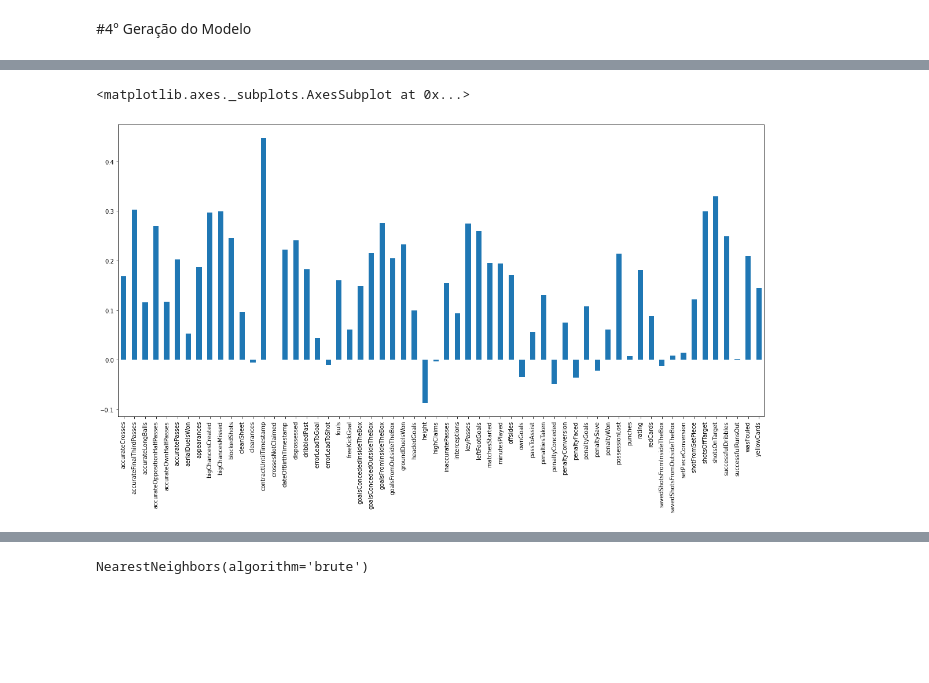
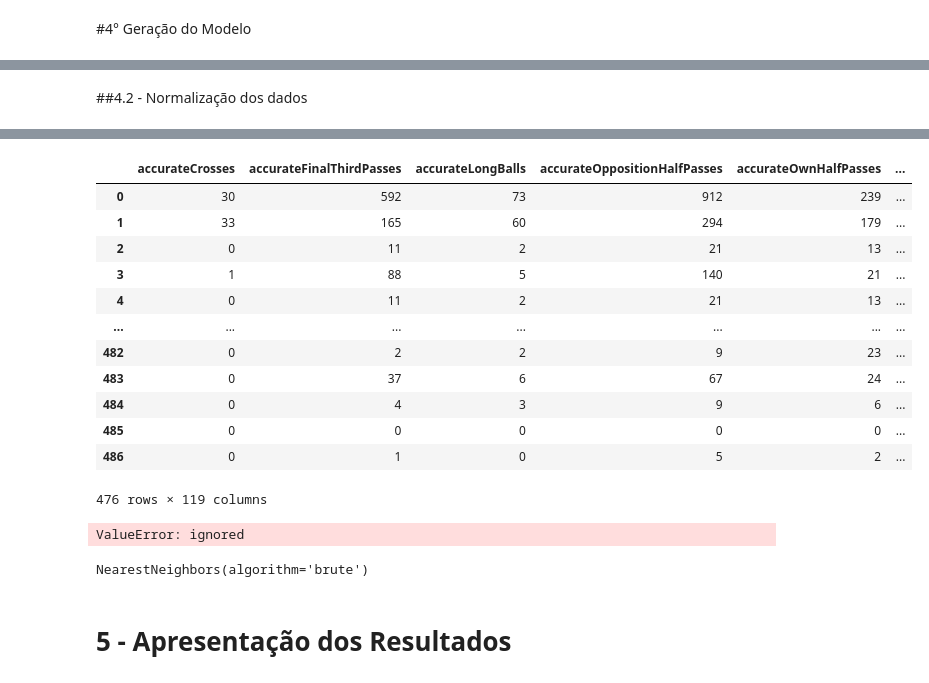
Before and after one commit to tiagosilveiraa/portifoliods, a Jupyter notebook: Recomendação_de_Jogadores.ipynb, the cells around one changed output, grey strips where cells are left out. Drawn from its saved outputs; the diff is of its cells as text; code cells hidden in the pictures; blank space fills up the shorter version.

```diff
--- a/Recomendação_de_Jogadores.ipynb
+++ b/Recomendação_de_Jogadores.ipynb
@@ -234,3 +285,6 @@ df_players['proposedMarketValue'].fillna(0, inplace=True)
 # %%
 df_players = df_players[df_players.columns.sort_values(ascending=True)]
+# %%
+#Só quero players que estiveram em alguma partida na temporada
+df_players = df_players[df_players['proposedMarketValue']>0]
 # %% [markdown]
@@ -240,16 +296,25 @@ df_players = df_players[df_players.columns.sort_values(ascending=True)]
+# %%
+from sklearn.preprocessing import OneHotEncoder
+f_encoder = OneHotEncoder()
+c_encoder = OneHotEncoder()
+feet = f_encoder.fit_transform(df_players[['preferredFoot']])
+country = c_encoder.fit_transform(df_players[['countryName']])
+# %%
+df_players[f_encoder.categories_[0]] = feet.toarray()
+df_players[c_encoder.categories_[0]] = country.toarray()
 # %%
-numeric_stats = df_players.drop([
+X = df_players.drop([
     'player.name', 'player.slug',
        'player.userCount', 'team.name', 'team.slug', 'team.shortName',
        'team.sport.name', 'team.sport.slug', 'team.sport.id', 'team.userCount',
        'team.type', 'team.id', 'team.teamColors.primary',
        'team.teamColors.secondary', 'team.teamColors.text', 'shirtNumber', 'league',
        'positions', 'position', 'preferredFoot', 'shirtNumber',
-        'countryCode',
-       'countryName', 'retired','proposedMarketCurrency','accurateCrossesPercentage', 'rating',
-       #Talvez seja válido fazer o inverso para encontrar os erros
+        'countryCode', 'countryName',
+        'retired','proposedMarketCurrency',
+       #Percentuais já foram convertidos em novas features anteriormente
        'accurateLongBallsPercentage','aerialDuelsWonPercentage','goalConversionPercentage','groundDuelsWonPercentage',
-       'successfulDribblesPercentage','totalDuelsWonPercentage',
-       #Estes são redundantes mesmo redundantes
-       'totalDuelsWon', 'totalShots', 'totalPasses'
+       'successfulDribblesPercentage','totalDuelsWonPercentage', 'setPieceConversion', 'accurateCrossesPercentage',
+       #Redundantes em relação aos erros e acertos
+       'totalDuelsWon', 'totalShots', 'totalPasses', 'shotFromSetPiece'
 ], axis='columns')
@@ -258,5 +321,2 @@ correlation = numeric_stats.drop('proposedMarketValue', axis=1).corrwith(numeric
-# %%
-correlation.plot(kind='bar')
-# %% [output]
-<matplotlib.axes._subplots.AxesSubplot at 0x...>
-[figure, removed]
+# %% [markdown]
+##4.2 - Normalização dos dados
@@ -262,0 +326,3 @@ correlation.plot(kind='bar')
+# %%
+X
+# %% [output]
@@ -262,0 +330,17 @@ correlation.plot(kind='bar')
+|  | accurateCrosses | accurateFinalThirdPasses | accurateLongBalls | accurateOppositionHalfPasses | accurateOwnHalfPasses | ... |
+| 0 | 30 | 592 | 73 | 912 | 239 | ... |
+| 1 | 33 | 165 | 60 | 294 | 179 | ... |
+| 2 | 0 | 11 | 2 | 21 | 13 | ... |
+| 3 | 1 | 88 | 5 | 140 | 21 | ... |
+| 4 | 0 | 11 | 2 | 21 | 13 | ... |
+| ... | ... | ... | ... | ... | ... | ... |
+| 482 | 0 | 2 | 2 | 9 | 23 | ... |
+| 483 | 0 | 37 | 6 | 67 | 24 | ... |
+| 484 | 0 | 4 | 3 | 9 | 6 | ... |
+| 485 | 0 | 0 | 0 | 0 | 0 | ... |
+| 486 | 0 | 1 | 0 | 5 | 2 | ... |
+476 rows × 119 columns
+# %%
+X = scaler.fit_transform(X)
+# %% [output]
+ValueError: ignored
@@ -269,3 +356,5 @@ model = NearestNeighbors(algorithm='brute', n_neighbors=5)
 model.fit(stats_sparse)
 # %% [output]
 NearestNeighbors(algorithm='brute')
+# %% [markdown]
+# 5 - Apresentação dos Resultados
```
Also changed, not shown: parts of 54 cells of this notebook.
